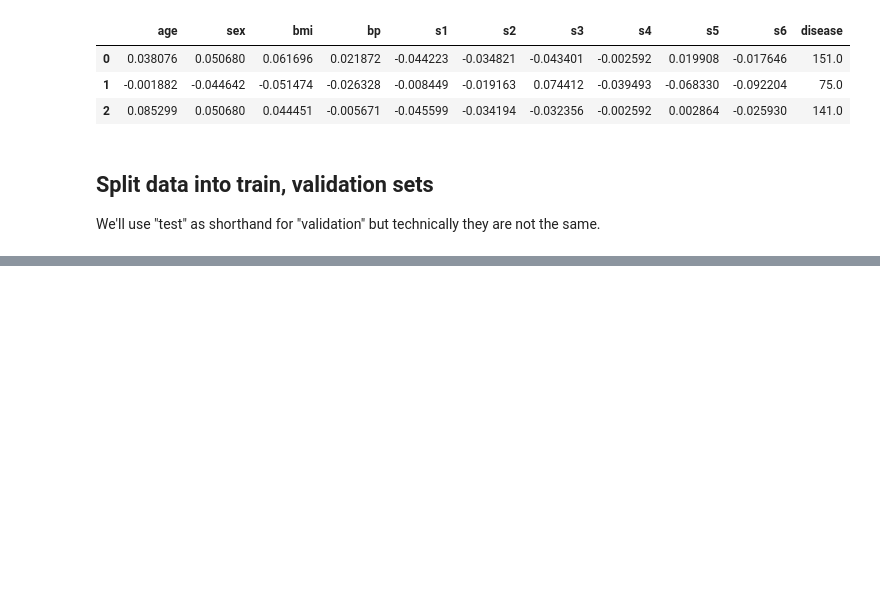
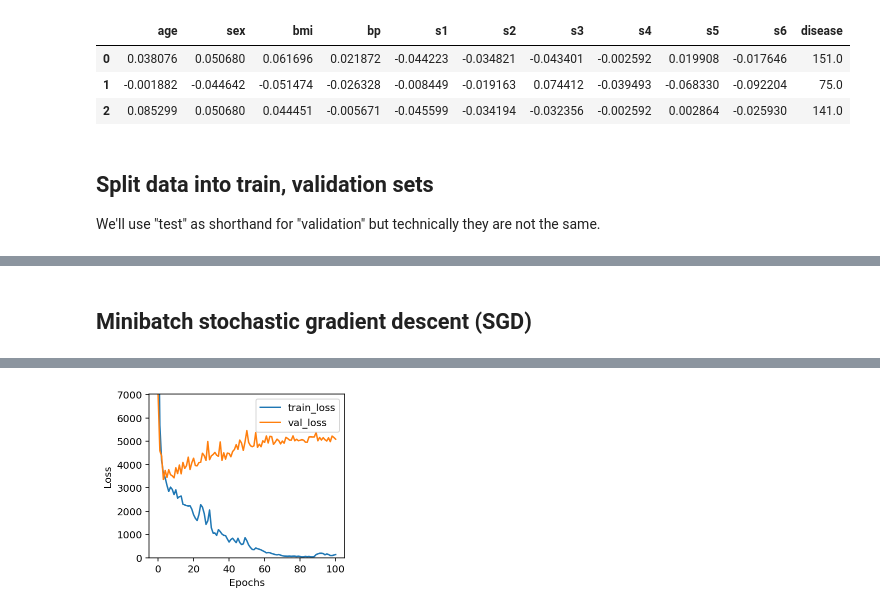
Before and after one commit to parrt/fundamentals-of-deep-learning, a Jupyter notebook: notebooks/diabetes-train-test.ipynb, the cells around one changed output, grey strips where cells are left out. Drawn from its saved outputs; the diff is of its cells as text; code cells hidden in the pictures; blank space fills up the shorter version.

```diff
--- a/notebooks/diabetes-train-test.ipynb
+++ b/notebooks/diabetes-train-test.ipynb
@@ -112,0 +279,2 @@ LAST       MSE train loss      190.281   test loss     3830.319
+# %% [markdown]
+## Minibatch stochastic gradient descent (SGD)
@@ -112,0 +321,19 @@ LAST       MSE train loss      190.281   test loss     3830.319
+# %%
+ncols = X.shape[1]
+n_neurons = 1000
+model = nn.Sequential(
+    nn.Linear(ncols, n_neurons),
+    nn.Tanh(),
+    nn.Linear(n_neurons, 1)
+)
+
+history, best_model = sgdtrain(model, X_train, X_test, y_train, y_test,
+                               learning_rate=.05, nepochs=100, weight_decay=0)
+
+# verify we got the best model out
+y_pred = best_model(X_test)
+loss_test = torch.mean((y_pred - y_test)**2)
+print(f"MSE test loss {loss_test:.3f}")
+
+plot_history(torch.clamp(history, 0, 12000))
+# %% [output]
@@ -112,0 +353 @@ LAST       MSE train loss      190.281   test loss     3830.319
+[figure, added]
```
Also changed, not shown: parts of 24 cells of this notebook.
